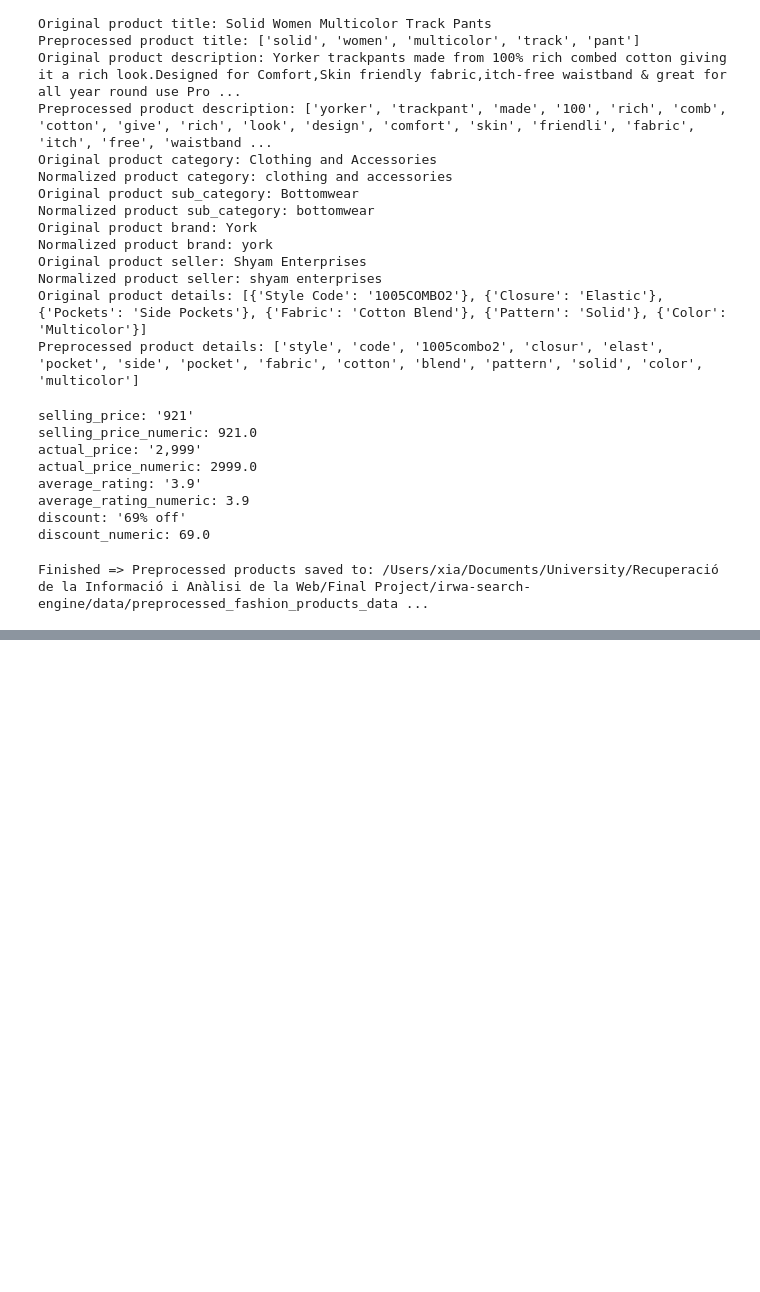
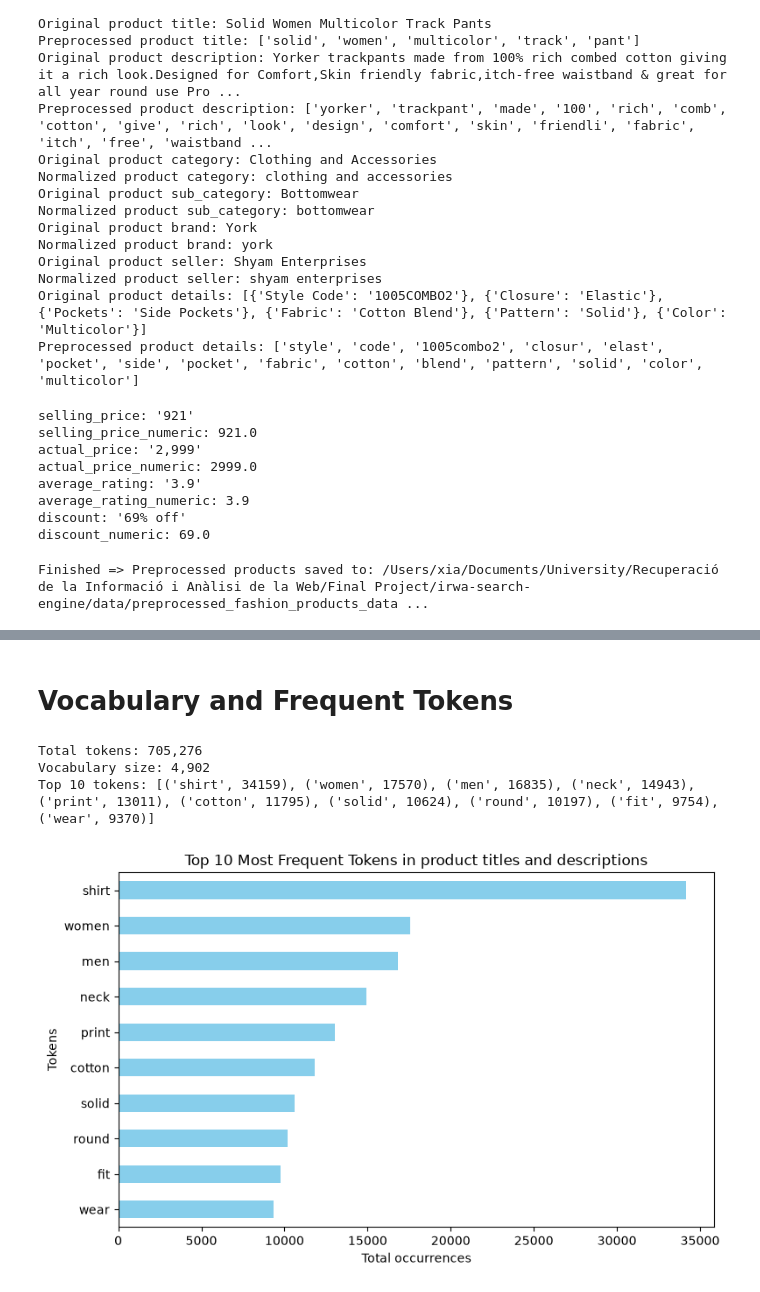
Before and after one commit to Mousemices/R-part1, a Jupyter notebook: project_progress/part_1/01_data_preparation.ipynb, the cells around one changed output, grey strips where cells are left out. Saved outputs shown, nothing was run; the diff lists cells and outputs as text; code cells hidden in the pictures; blank space fills up the shorter version.

Commit message:
[ADD] Part 2: Exploratory Data Analysis with README.md in part_1/

```diff
--- a/project_progress/part_1/01_data_preparation.ipynb
+++ b/project_progress/part_1/01_data_preparation.ipynb
@@ -214,0 +242,15 @@ Finished => Preprocessed products saved to: /Users/xia/Documents/University/Recu
+# %%
+before_after_text_lengths = []
+for product in preprocessed_products:
+    title = product["title"]
+    description = product.get("description") or ""
+
+    before_after_text_lengths.append({
+        "title_before": len(re.findall(r"[a-z0-9]+", title.lower())),
+        "title_after": len(product["title_tokens"]),
+        "description_before": len(re.findall(r"[a-z0-9]+", description.lower())),
+        "description_after": len(product["description_tokens"])
+    })
+
+lengths_df = pd.DataFrame(before_after_text_lengths)
+lengths_df.describe().round(2)
@@ -214,0 +267,40 @@ Finished => Preprocessed products saved to: /Users/xia/Documents/University/Recu
+# %% [markdown]
+# Vocabulary and Frequent Tokens
+# %%
+token_count = Counter()
+
+for product in preprocessed_products:
+    token_count.update(product["title_tokens"])
+    token_count.update(product["description_tokens"])
+
+total_tokens = sum(token_count.values())
+vocabulary_size = len(token_count)
+
+print(f"Total tokens: {total_tokens:,}")
+print(f"Vocabulary size: {vocabulary_size:,}")
+
+top_10_tokens = token_count.most_common(10)
+print(f"Top 10 tokens: {top_10_tokens}")
+
+top_10_tokens_df = pd.DataFrame(top_10_tokens, columns=["token", "count"])
+
+top_10_tokens_df
+
+top_10_tokens_df.sort_values("count").plot.barh(
+    x="token",
+    y="count",
+    legend=False,
+    figsize=(8, 5),
+    color="skyblue",
+    )
+
+plt.title("Top 10 Most Frequent Tokens in product titles and descriptions")
+plt.xlabel("Total occurrences")
+plt.ylabel("Tokens")
+plt.tight_layout()
+plt.show()
+# %% [output]
+Total tokens: 705,276
+Vocabulary size: 4,902
+Top 10 tokens: [('shirt', 34159), ('women', 17570), ('men', 16835), ('neck', 14943), ('print', 13011), ('cotton', 11795), ('solid', 10624), ('round', 10197), ('fit', 9754), ('wear', 9370)]
+[figure, added]
```
Also changed, not shown: parts of 10 cells of this notebook, 9 other files.
